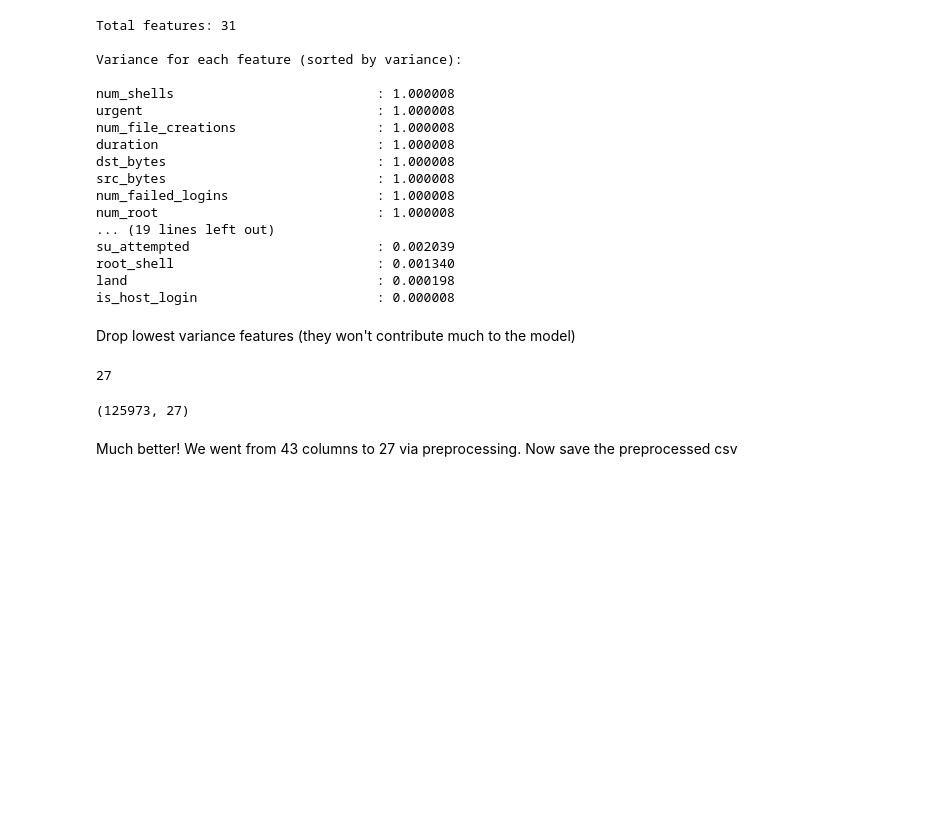
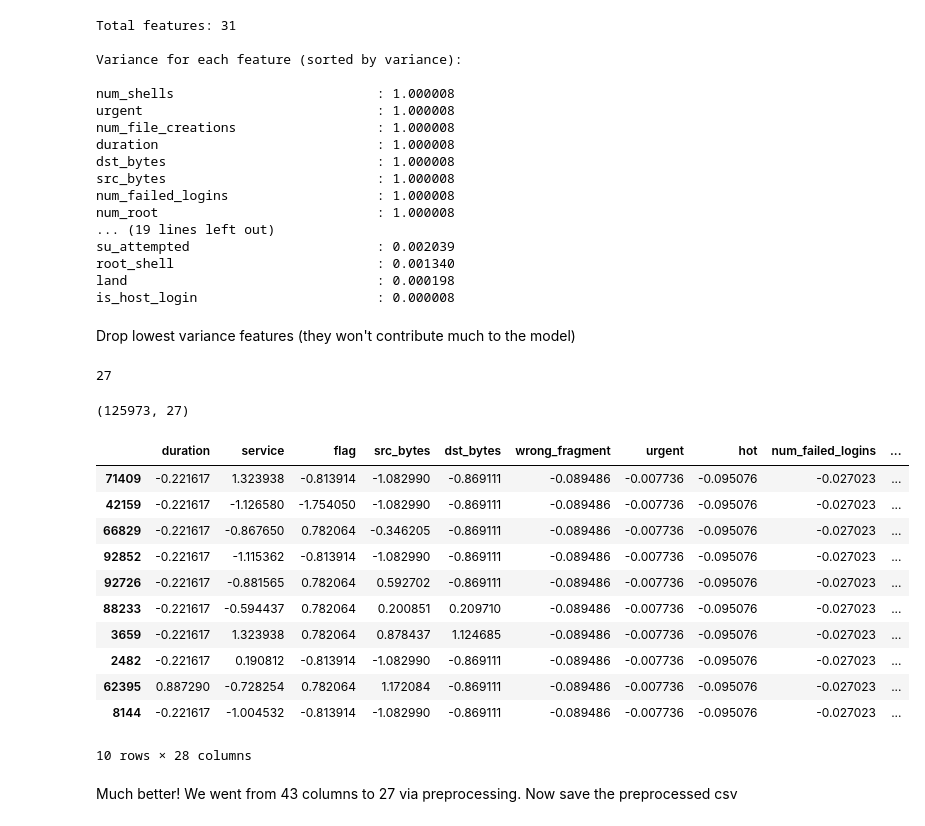
Before and after one commit to mjallen729/Applied-ML-Project, a Jupyter notebook: notebooks/preprocess.ipynb, the cells around one changed output. Saved outputs shown, nothing was run; the diff lists cells and outputs as text; code cells hidden in the pictures; blank space fills up the shorter version.

Commit message:
readd attack col after processing (for readability)

```diff
--- a/notebooks/preprocess.ipynb
+++ b/notebooks/preprocess.ipynb
@@ -12,6 +12,7 @@ Remove unused features:
 - dst_host_count      (right-saturated + large scale -> bad for log)
 - dst_host_srv_count  (right-saturated + large scale -> bad for log)
 # %%
+attack_col = df['attack_type']
 df.drop(columns=['num_outbound_cmds', 'difficulty_level', 'attack_type',
                  'dst_host_count', 'dst_host_srv_count'], inplace=True)
 # %% [markdown]
@@ -232,6 +233,24 @@ len(df.columns)
 df.shape
 # %% [output]
 (125973, 27)
+# %%
+# For readability we re-append the attack_type column
+df['attack_type'] = attack_col
+# %%
+df.sample(10)
+# %% [output]
+|  | duration | service | flag | src_bytes | dst_bytes | wrong_fragment | urgent | hot | num_failed_logins | ... |
+| 71409 | -0.221617 | 1.323938 | -0.813914 | -1.082990 | -0.869111 | -0.089486 | -0.007736 | -0.095076 | -0.027023 | ... |
+| 42159 | -0.221617 | -1.126580 | -1.754050 | -1.082990 | -0.869111 | -0.089486 | -0.007736 | -0.095076 | -0.027023 | ... |
+| 66829 | -0.221617 | -0.867650 | 0.782064 | -0.346205 | -0.869111 | -0.089486 | -0.007736 | -0.095076 | -0.027023 | ... |
+| 92852 | -0.221617 | -1.115362 | -0.813914 | -1.082990 | -0.869111 | -0.089486 | -0.007736 | -0.095076 | -0.027023 | ... |
+| 92726 | -0.221617 | -0.881565 | 0.782064 | 0.592702 | -0.869111 | -0.089486 | -0.007736 | -0.095076 | -0.027023 | ... |
+| 88233 | -0.221617 | -0.594437 | 0.782064 | 0.200851 | 0.209710 | -0.089486 | -0.007736 | -0.095076 | -0.027023 | ... |
+| 3659 | -0.221617 | 1.323938 | 0.782064 | 0.878437 | 1.124685 | -0.089486 | -0.007736 | -0.095076 | -0.027023 | ... |
+| 2482 | -0.221617 | 0.190812 | -0.813914 | -1.082990 | -0.869111 | -0.089486 | -0.007736 | -0.095076 | -0.027023 | ... |
+| 62395 | 0.887290 | -0.728254 | 0.782064 | 1.172084 | -0.869111 | -0.089486 | -0.007736 | -0.095076 | -0.027023 | ... |
+| 8144 | -0.221617 | -1.004532 | -0.813914 | -1.082990 | -0.869111 | -0.089486 | -0.007736 | -0.095076 | -0.027023 | ... |
+10 rows × 28 columns
 # %% [markdown]
 Much better! We went from 43 columns to 27 via preprocessing. Now save the preprocessed csv
 # %%
```
Also changed, not shown: 1 other file.
